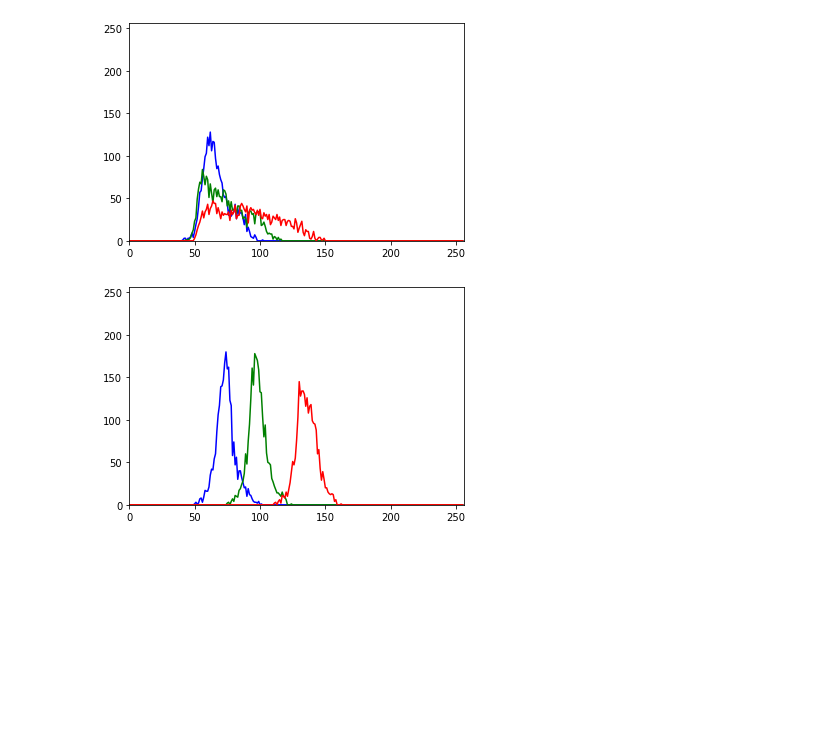
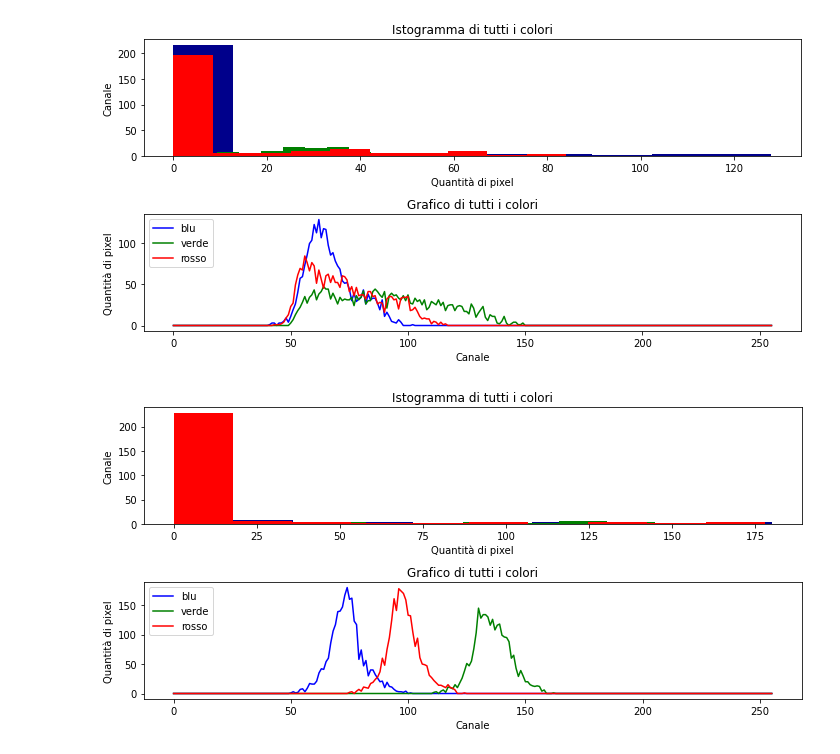
Before and after one commit to Wooler97/Skin-Detection, a Jupyter notebook: SkinPlotCode.ipynb, the cells around one changed output. Cells and saved outputs as stored; diff of their text form; code cells hidden in the pictures; blank space fills up the shorter version.

```diff
--- a/SkinPlotCode.ipynb
+++ b/SkinPlotCode.ipynb
@@ -31,29 +63,60 @@ plt.show()
 # %%
 img3 = cv2.imread('skin/pelle21.jpg')
-color = ('b','g','r')
-plt.figure()
-for i,col in enumerate(color):
-    histr = cv2.calcHist([img3],[i],None,[256],[0,256])
-    plt.plot(histr,color = col)
-    plt.xlim([0,256])
-    plt.ylim([0,256])
+blu = cv2.calcHist([img3], [0], None, [256], [0, 256])
+rosso = cv2.calcHist([img3], [1], None, [256], [0, 256])
+verde = cv2.calcHist([img3], [2], None, [256], [0, 256])
 
-#plt.savefig('skin/res21.jpg')
+plt.figure(figsize=(10,5))
+plt.subplot(2,1,1)
+plt.title("Istogramma di tutti i colori")
+plt.hist(blu,color="darkblue")
+plt.hist(verde,color="green")
+plt.hist(rosso,color="red")
+plt.xlabel('Quantità di pixel')
+plt.ylabel('Canale')
+
+plt.subplot(2,1,2)
+plt.title("Grafico di tutti i colori")
+plt.plot(blu, "-b", label = "blu")
+plt.plot(verde, "-g", label = "verde")
+plt.plot(rosso, "-r", label = "rosso")
+plt.legend(loc = 'upper left')
+plt.ylabel('Quantità di pixel')
+plt.xlabel('Canale')
+
+plt.tight_layout()
+plt.savefig('skin/res21.jpg')
 plt.show()
 # %% [output]
-[figure, old version]
+[figure, new version]
 # %%
 img4 = cv2.imread('skin/pelle19.jpg')
-color = ('b','g','r')
-plt.figure()
-for i,col in enumerate(color):
-    histr = cv2.calcHist([img4],[i],None,[256],[0,256])
-    plt.plot(histr,color = col)
-    plt.xlim([0,256])
-    plt.ylim([0,256])
-#plt.savefig('skin/res19.jpg')
+blu = cv2.calcHist([img4], [0], None, [256], [0, 256])
+rosso = cv2.calcHist([img4], [1], None, [256], [0, 256])
+verde = cv2.calcHist([img4], [2], None, [256], [0, 256])
+
+plt.figure(figsize=(10,5))
+plt.subplot(2,1,1)
+plt.title("Istogramma di tutti i colori")
+plt.hist(blu,color="darkblue")
+plt.hist(verde,color="green")
+plt.hist(rosso,color="red")
+plt.xlabel('Quantità di pixel')
+plt.ylabel('Canale')
+
+plt.subplot(2,1,2)
+plt.title("Grafico di tutti i colori")
+plt.plot(blu, "-b", label = "blu")
+plt.plot(verde, "-g", label = "verde")
+plt.plot(rosso, "-r", label = "rosso")
+plt.legend(loc = 'upper left')
+plt.ylabel('Quantità di pixel')
+plt.xlabel('Canale')
+
+plt.tight_layout()
+plt.savefig('skin/res19.jpg')
 plt.show()
 # %% [output]
-[figure, old version]
+[figure, new version]
 # %%
 img5 = cv2.imread('skin/pelle32.jpg')
```
Also changed, not shown: parts of 7 cells of this notebook, 10 other files.
